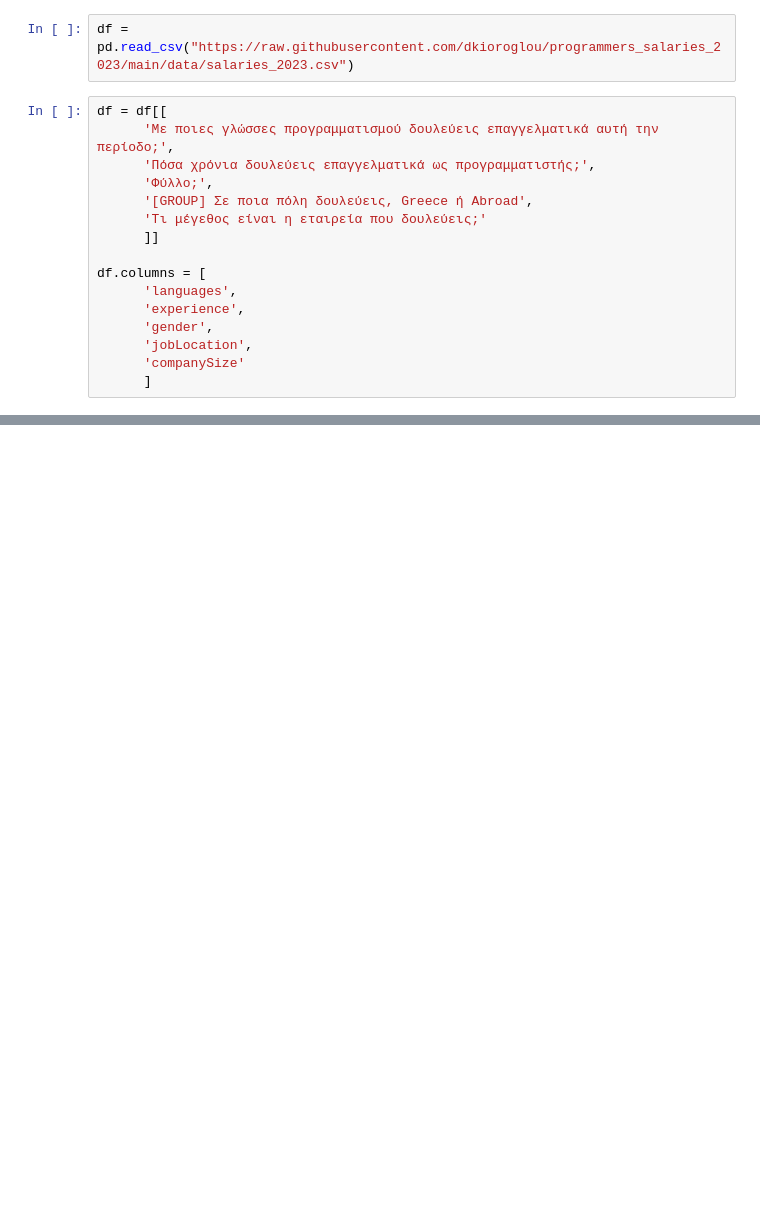
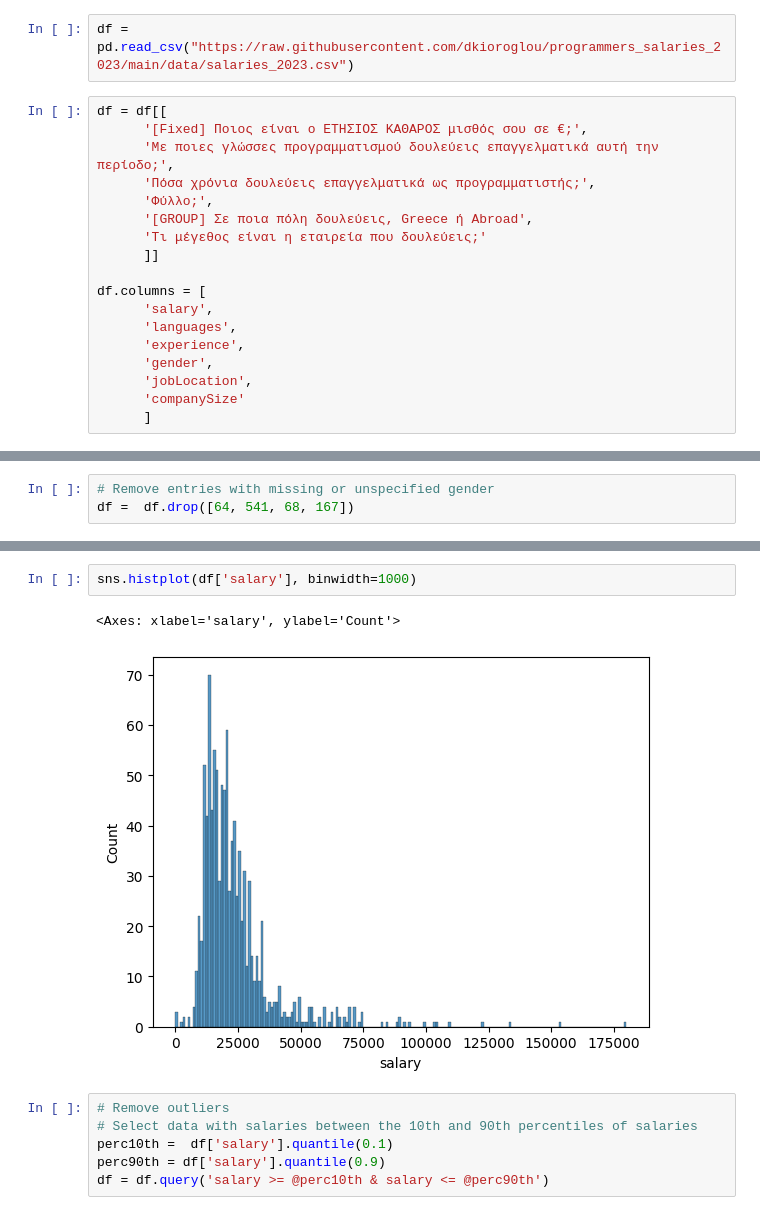
Before and after one commit to dkioroglou/programmers_salaries_2023, a Jupyter notebook: data_analysis.ipynb, the cells around one changed output, grey strips where cells are left out. Saved outputs shown, nothing was run; the diff lists cells and outputs as text; blank space fills up the shorter version.

```diff
--- a/data_analysis.ipynb
+++ b/data_analysis.ipynb
@@ -5,6 +10,7 @@ import numpy as np
 df = pd.read_csv("https://raw.githubusercontent.com/dkioroglou/programmers_salaries_2023/main/data/salaries_2023.csv")
 # %%
 df = df[[
+      '[Fixed] Ποιος είναι ο ΕΤΗΣΙΟΣ ΚΑΘΑΡΟΣ μισθός σου σε €;',
       'Με ποιες γλώσσες προγραμματισμού δουλεύεις επαγγελματικά αυτή την περίοδο;',
       'Πόσα χρόνια δουλεύεις επαγγελματικά ως προγραμματιστής;',
       'Φύλλο;',
@@ -13,6 +19,7 @@ df = df[[
       ]]
 
 df.columns = [
+      'salary',
       'languages',
       'experience',
       'gender',
@@ -21,0 +56,3 @@ df.columns = [
+# %%
+# Remove entries with missing or unspecified gender
+df =  df.drop([64, 541, 68, 167])
@@ -21,0 +73,11 @@ df.columns = [
+# %%
+sns.histplot(df['salary'], binwidth=1000)
+# %% [output]
+<Axes: xlabel='salary', ylabel='Count'>
+[figure, added]
+# %%
+# Remove outliers
+# Select data with salaries between the 10th and 90th percentiles of salaries
+perc10th =  df['salary'].quantile(0.1)
+perc90th = df['salary'].quantile(0.9)
+df = df.query('salary >= @perc10th & salary <= @perc90th')
```
Also changed, not shown: parts of 28 cells of this notebook.
